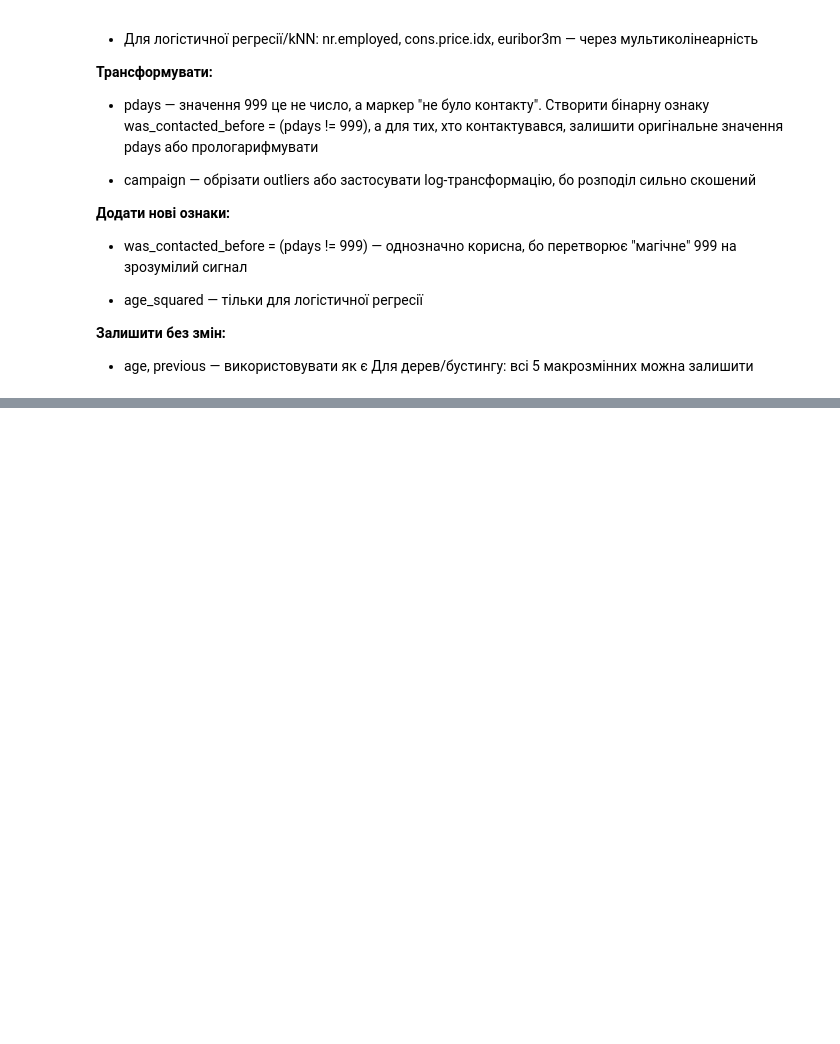
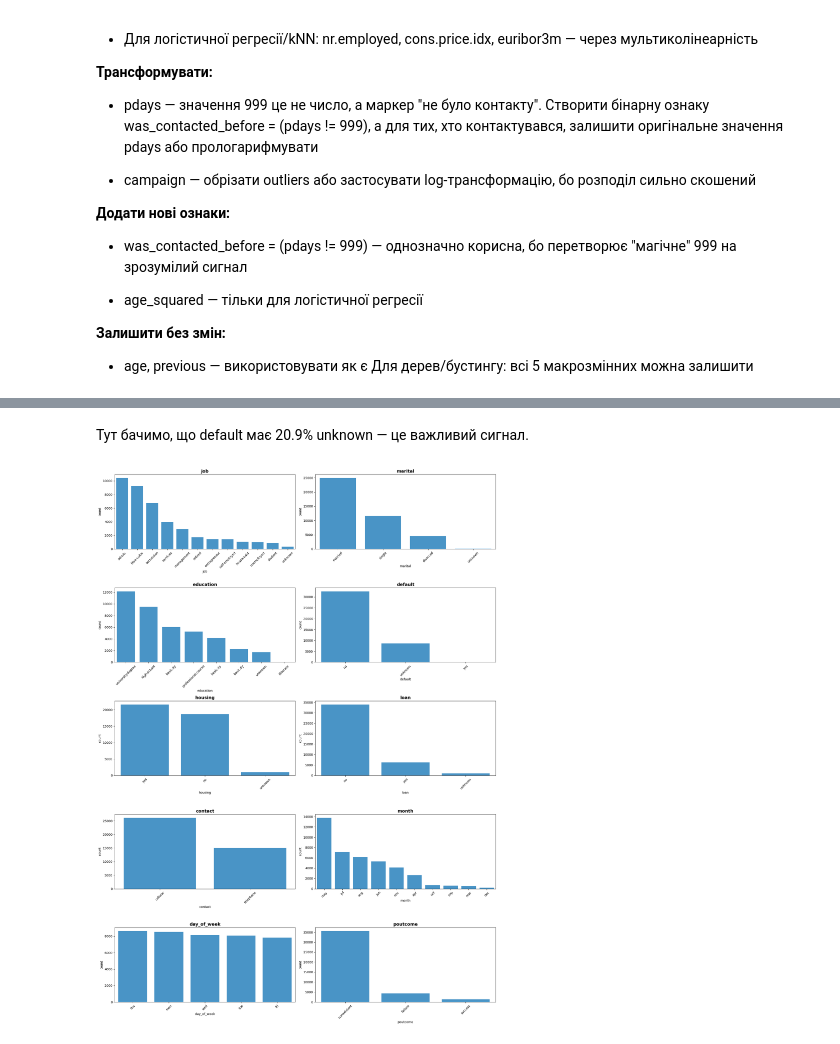
Before and after one commit to o-semenkova/ml_home_tasks, a Jupyter notebook: Mid_term_Project.ipynb, the cells around one changed output, grey strips where cells are left out. Cells and saved outputs as stored; diff of their text form; code cells hidden in the pictures; blank space fills up the shorter version.

```diff
--- a/Mid_term_Project.ipynb
+++ b/Mid_term_Project.ipynb
@@ -465,3 +465,14 @@ plt.show()
 
  - age, previous — використовувати як є
 Для дерев/бустингу: всі 5 макрозмінних можна залишити
+# %%
+# ============================================
+# Огляд категоріальних змінних
+# ============================================
+cat_cols = raw_dataset.select_dtypes(include='object').columns.tolist()
+cat_cols.remove('y')
+print(f"Категоріальних змінних: {len(cat_cols)}")
+print(f"Список: {cat_cols}")
+print(f"\nЦільова змінна y:")
+print(raw_dataset['y'].value_counts())
+print(f"\nБаланс класів: {raw_dataset['y'].value_counts(normalize=True).round(3)}")
@@ -467,0 +518,19 @@ plt.show()
+# %% [markdown]
+Тут бачимо, що default має 20.9% unknown — це важливий сигнал.
+# %%
+# ============================================
+# Розподіл кожної змінної (countplot) - подивимось як розподілені категорії: де є домінантні класи, де є рідкісні.
+# ============================================
+fig, axes = plt.subplots(5, 2, figsize=(18, 25))
+axes = axes.flatten()
+
+for i, col in enumerate(cat_cols):
+    order = raw_dataset[col].value_counts().index
+    sns.countplot(data=raw_dataset, x=col, order=order, ax=axes[i], color='#3498db')
+    axes[i].set_title(col, fontsize=14, fontweight='bold')
+    axes[i].tick_params(axis='x', rotation=45)
+
+plt.tight_layout()
+plt.show()
+# %% [output]
+[figure, added]
```
Also changed, not shown: parts of 17 cells of this notebook.
